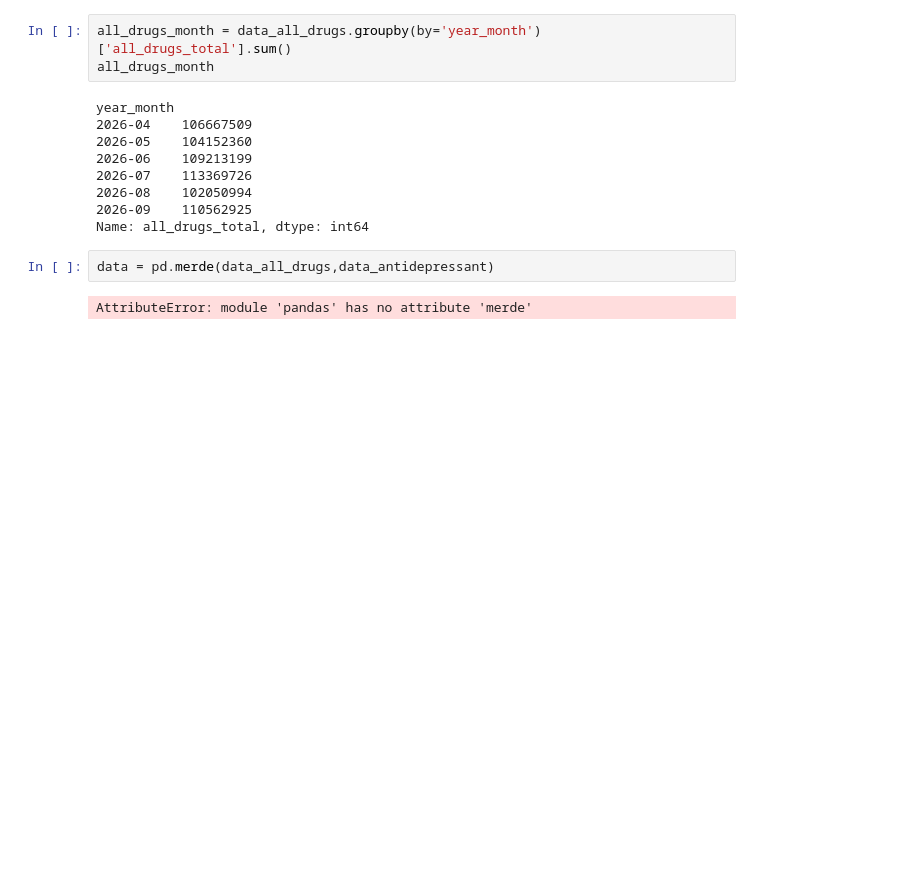
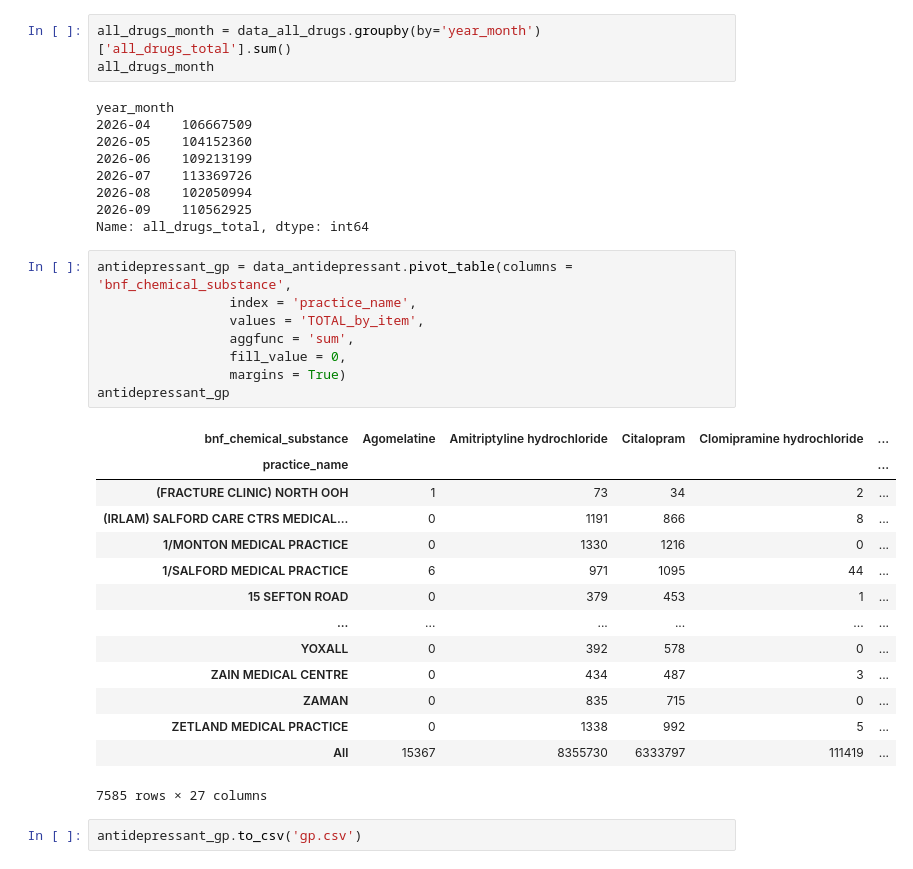
Before and after one commit to Shiminc/english-prescription, a Jupyter notebook: src/data_wrangling/exploration.ipynb, the cells around one changed output. Cells and saved outputs as stored; diff of their text form; blank space fills up the shorter version.

Commit message:
solve data

```diff
--- a/src/data_wrangling/exploration.ipynb
+++ b/src/data_wrangling/exploration.ipynb
@@ -73,6 +73,27 @@ year_month
 2026-09    110562925
 Name: all_drugs_total, dtype: int64
 # %%
-data = pd.merde(data_all_drugs,data_antidepressant)
+antidepressant_gp = data_antidepressant.pivot_table(columns = 'bnf_chemical_substance',
+                 index = 'practice_name',
+                 values = 'TOTAL_by_item',
+                 aggfunc = 'sum',
+                 fill_value = 0,
+                 margins = True)
+antidepressant_gp
 # %% [output]
+| bnf_chemical_substance | Agomelatine | Amitriptyline hydrochloride | Citalopram | Clomipramine hydrochloride | ... |
+| practice_name |  |  |  |  | ... |
+| (FRACTURE CLINIC) NORTH OOH | 1 | 73 | 34 | 2 | ... |
+| (IRLAM) SALFORD CARE CTRS MEDICAL... | 0 | 1191 | 866 | 8 | ... |
+| 1/MONTON MEDICAL PRACTICE | 0 | 1330 | 1216 | 0 | ... |
+| 1/SALFORD MEDICAL PRACTICE | 6 | 971 | 1095 | 44 | ... |
+| 15 SEFTON ROAD | 0 | 379 | 453 | 1 | ... |
+| ... | ... | ... | ... | ... | ... |
+| YOXALL | 0 | 392 | 578 | 0 | ... |
+| ZAIN MEDICAL CENTRE | 0 | 434 | 487 | 3 | ... |
+| ZAMAN | 0 | 835 | 715 | 0 | ... |
+| ZETLAND MEDICAL PRACTICE | 0 | 1338 | 992 | 5 | ... |
+| All | 15367 | 8355730 | 6333797 | 111419 | ... |
-AttributeError: module 'pandas' has no attribute 'merde'
+7585 rows × 27 columns
+# %%
+antidepressant_gp.to_csv('gp.csv')
```
Also changed, not shown: parts of 1 cell of this notebook, 9 other files.
